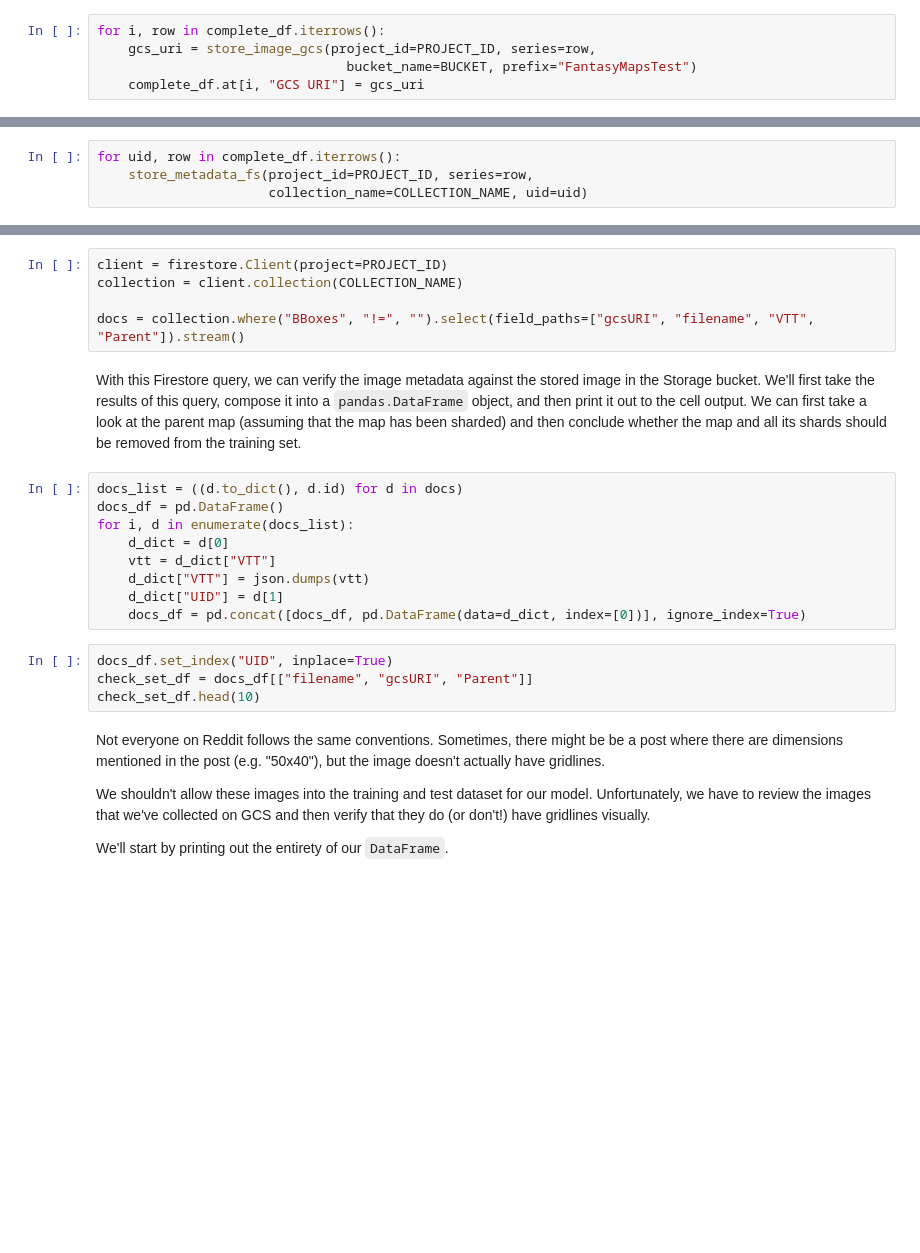
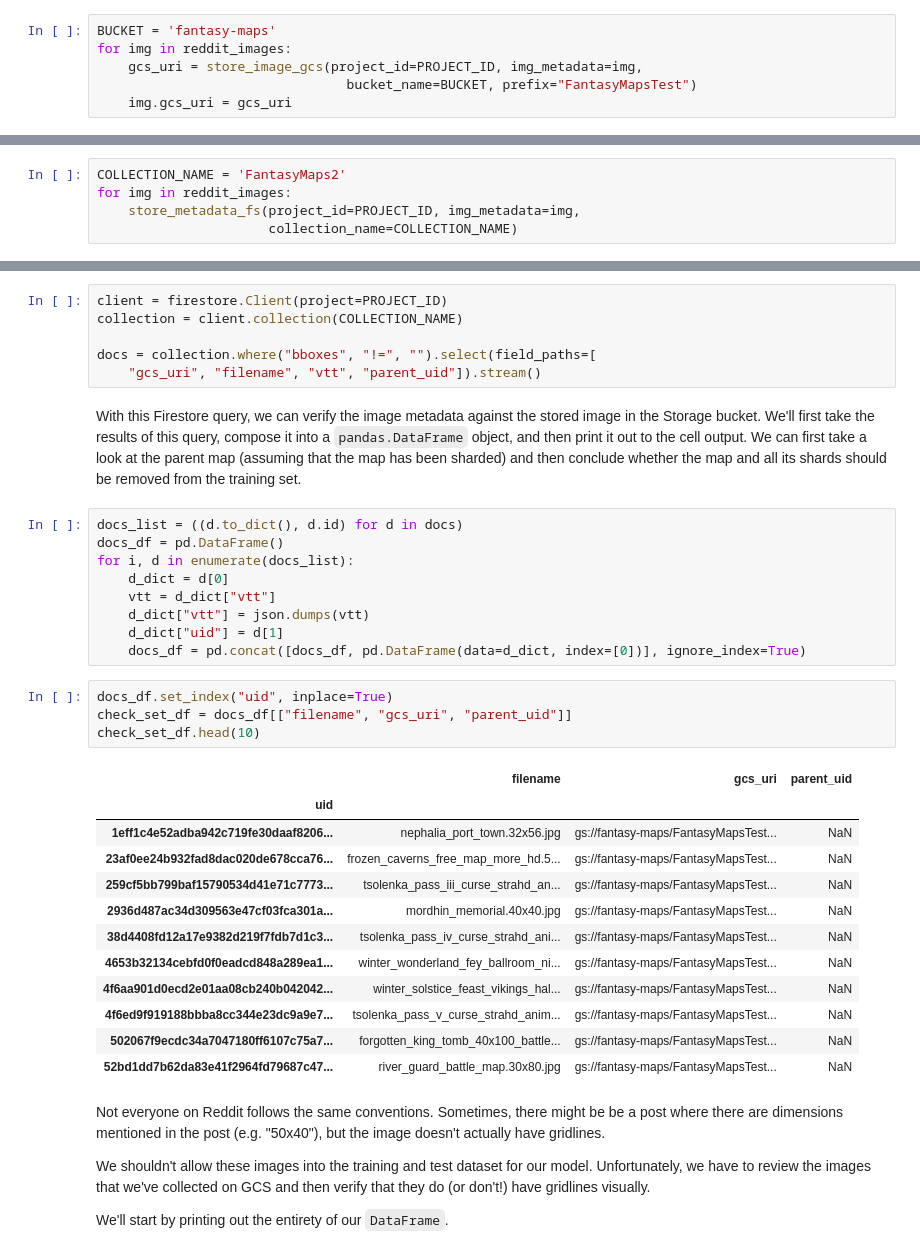
Before and after one commit to telpirion/FantasyMaps, a Jupyter notebook: notebooks/final/1_firestore.ipynb, the cells around one changed output, grey strips where cells are left out. Drawn from its saved outputs; the diff is of its cells as text; blank space fills up the shorter version.

```diff
--- a/notebooks/final/1_firestore.ipynb
+++ b/notebooks/final/1_firestore.ipynb
@@ -558,8 +535,9 @@ Now that we've created the image shards, we can begin uploading the images to Go
 # %%
-for i, row in complete_df.iterrows():
-    gcs_uri = store_image_gcs(project_id=PROJECT_ID, series=row,
+BUCKET = 'fantasy-maps'
+for img in reddit_images:
+    gcs_uri = store_image_gcs(project_id=PROJECT_ID, img_metadata=img,
                                 bucket_name=BUCKET, prefix="FantasyMapsTest")
-    complete_df.at[i, "GCS URI"] = gcs_uri
+    img.gcs_uri = gcs_uri
 # %% [markdown]
 ## Store the metadata in Firestore
 
@@ -567,9 +545,10 @@ Next we're going to store all of this metadata and URI in Firestore. The benefit
 # %% [markdown]
 Very, very last step: iterate over all the training data and store the metadata in the Firestore collection.
 # %%
-for uid, row in complete_df.iterrows():
-    store_metadata_fs(project_id=PROJECT_ID, series=row,
-                      collection_name=COLLECTION_NAME, uid=uid)
+COLLECTION_NAME = 'FantasyMaps2'
+for img in reddit_images:
+    store_metadata_fs(project_id=PROJECT_ID, img_metadata=img,
+                      collection_name=COLLECTION_NAME)
 # %% [markdown]
 ## Check the results of the metadata creation
 
@@ -580,7 +559,8 @@ To do this, we'll review the documents stored in the Firestore collection to ver
 client = firestore.Client(project=PROJECT_ID)
 collection = client.collection(COLLECTION_NAME)
 
-docs = collection.where("BBoxes", "!=", "").select(field_paths=["gcsURI", "filename", "VTT", "Parent"]).stream()
+docs = collection.where("bboxes", "!=", "").select(field_paths=[
+    "gcs_uri", "filename", "vtt", "parent_uid"]).stream()
 # %% [markdown]
 With this Firestore query, we can verify the image metadata against the stored image in the Storage bucket. We'll first take the results of this query, compose it into a `pandas.DataFrame` object, and then print it out to the cell output. We can first take a look at the parent map (assuming that the map has been sharded) and then conclude whether the map and all its shards should be removed from the training set.
 # %%
@@ -588,14 +568,27 @@ docs_list = ((d.to_dict(), d.id) for d in docs)
 docs_df = pd.DataFrame()
 for i, d in enumerate(docs_list):
     d_dict = d[0]
-    vtt = d_dict["VTT"]
-    d_dict["VTT"] = json.dumps(vtt)
-    d_dict["UID"] = d[1]
+    vtt = d_dict["vtt"]
+    d_dict["vtt"] = json.dumps(vtt)
+    d_dict["uid"] = d[1]
     docs_df = pd.concat([docs_df, pd.DataFrame(data=d_dict, index=[0])], ignore_index=True)
 # %%
-docs_df.set_index("UID", inplace=True)
-check_set_df = docs_df[["filename", "gcsURI", "Parent"]]
+docs_df.set_index("uid", inplace=True)
+check_set_df = docs_df[["filename", "gcs_uri", "parent_uid"]]
 check_set_df.head(10)
+# %% [output]
+|  | filename | gcs_uri | parent_uid |
+| uid |  |  |  |
+| 1eff1c4e52adba942c719fe30daaf8206... | nephalia_port_town.32x56.jpg | gs://fantasy-maps/FantasyMapsTest... | NaN |
+| 23af0ee24b932fad8dac020de678cca76... | frozen_caverns_free_map_more_hd.5... | gs://fantasy-maps/FantasyMapsTest... | NaN |
+| 259cf5bb799baf15790534d41e71c7773... | tsolenka_pass_iii_curse_strahd_an... | gs://fantasy-maps/FantasyMapsTest... | NaN |
+| 2936d487ac34d309563e47cf03fca301a... | mordhin_memorial.40x40.jpg | gs://fantasy-maps/FantasyMapsTest... | NaN |
+| 38d4408fd12a17e9382d219f7fdb7d1c3... | tsolenka_pass_iv_curse_strahd_ani... | gs://fantasy-maps/FantasyMapsTest... | NaN |
+| 4653b32134cebfd0f0eadcd848a289ea1... | winter_wonderland_fey_ballroom_ni... | gs://fantasy-maps/FantasyMapsTest... | NaN |
+| 4f6aa901d0ecd2e01aa08cb240b042042... | winter_solstice_feast_vikings_hal... | gs://fantasy-maps/FantasyMapsTest... | NaN |
+| 4f6ed9f919188bbba8cc344e23dc9a9e7... | tsolenka_pass_v_curse_strahd_anim... | gs://fantasy-maps/FantasyMapsTest... | NaN |
+| 502067f9ecdc34a7047180ff6107c75a7... | forgotten_king_tomb_40x100_battle... | gs://fantasy-maps/FantasyMapsTest... | NaN |
+| 52bd1dd7b62da83e41f2964fd79687c47... | river_guard_battle_map.30x80.jpg | gs://fantasy-maps/FantasyMapsTest... | NaN |
 # %% [markdown]
 Not everyone on Reddit follows the same conventions. Sometimes, there might be be a post where there are dimensions mentioned in the post (e.g. "50x40"), but the image doesn't actually have gridlines.
 
```
Also changed, not shown: parts of 28 cells of this notebook, 2 other files.
